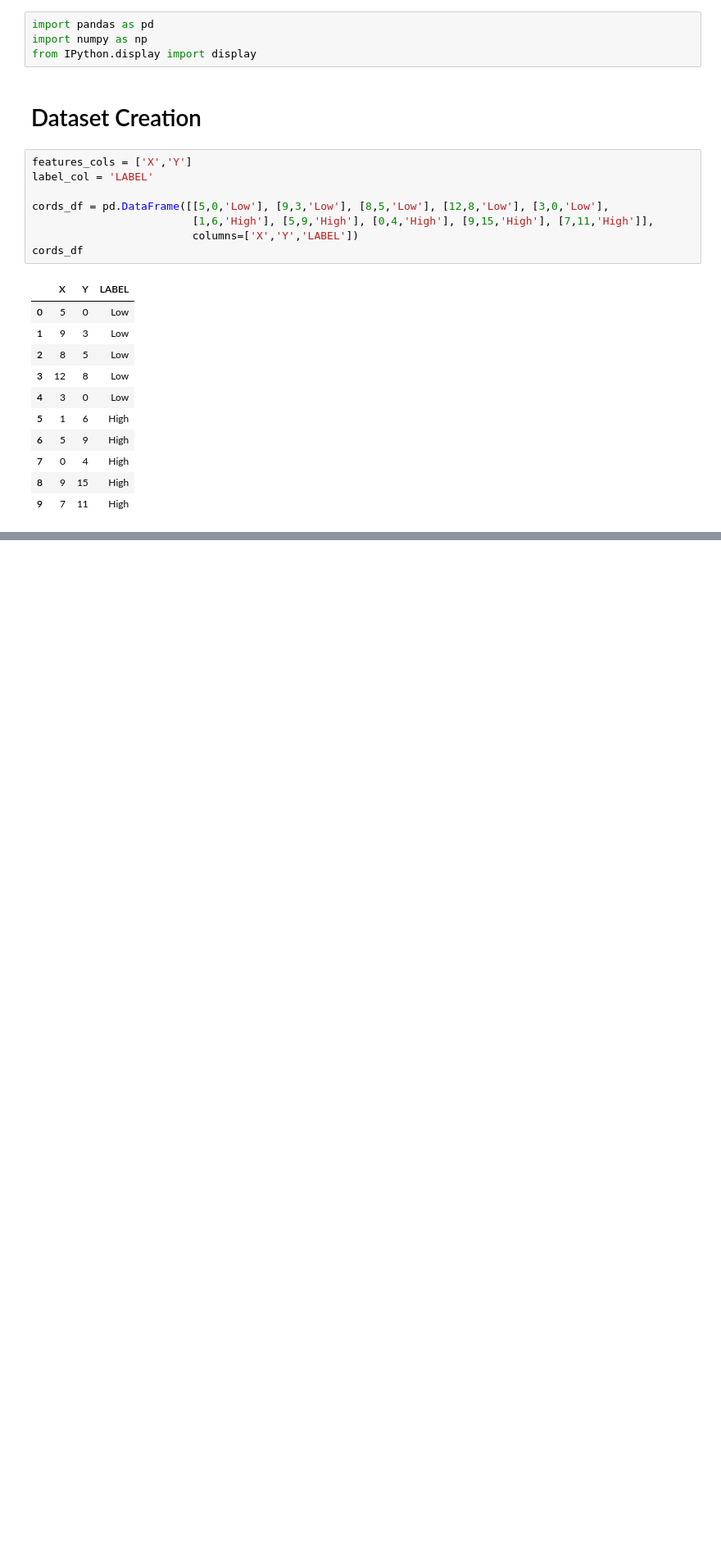
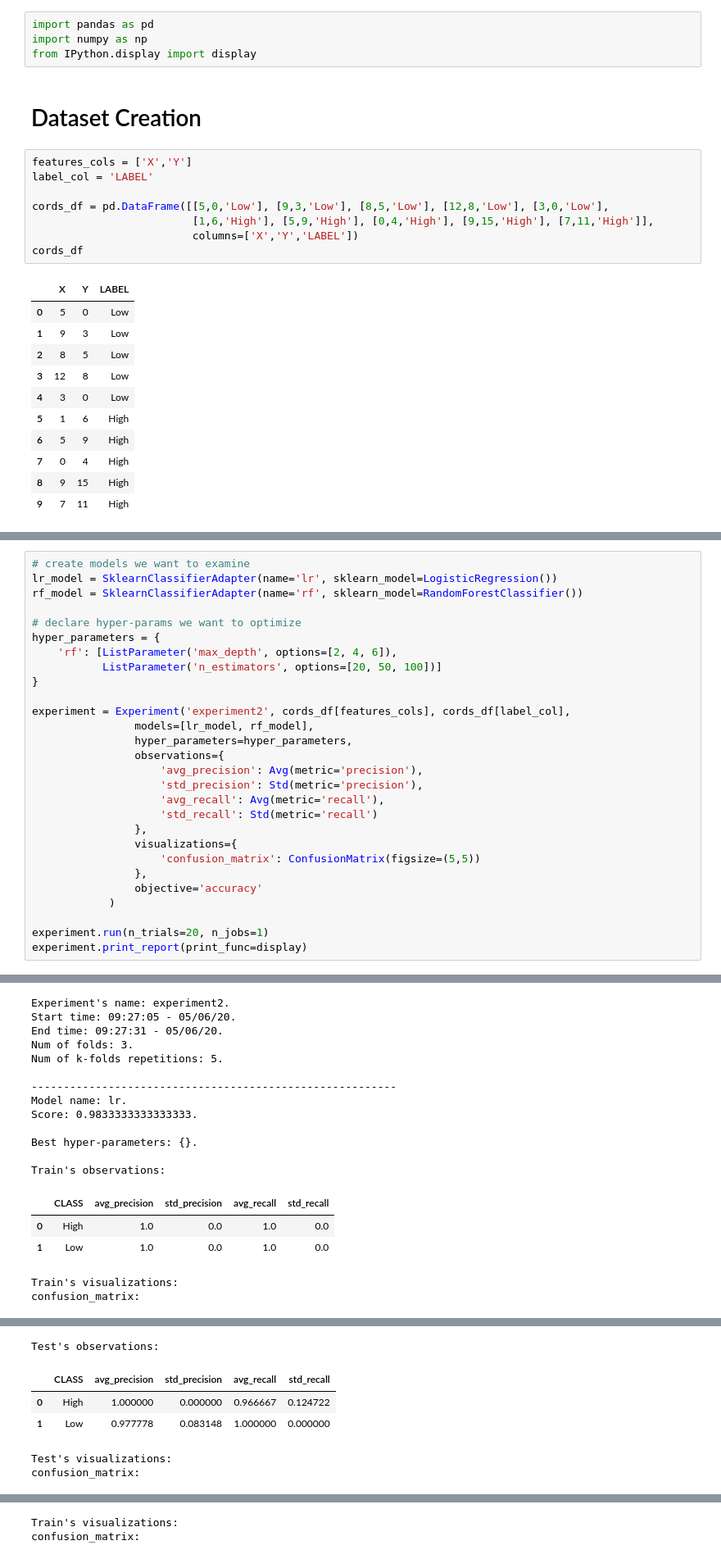
Before and after one commit to barak1412/automl_infrastructure, a Jupyter notebook: examples/hyper_params_optimization_example.ipynb, the cells around one changed output, grey strips where cells are left out. Shown: that part at 82% size. Drawn from its saved outputs; the diff is of its cells as text; blank space fills up the shorter version.

```diff
--- a/examples/hyper_params_optimization_example.ipynb
+++ b/examples/hyper_params_optimization_example.ipynb
@@ -30,0 +107,29 @@ cords_df
+# %%
+# create models we want to examine
+lr_model = SklearnClassifierAdapter(name='lr', sklearn_model=LogisticRegression())
+rf_model = SklearnClassifierAdapter(name='rf', sklearn_model=RandomForestClassifier())
+
+# declare hyper-params we want to optimize
+hyper_parameters = {
+    'rf': [ListParameter('max_depth', options=[2, 4, 6]),
+           ListParameter('n_estimators', options=[20, 50, 100])]
+}
+
+experiment = Experiment('experiment2', cords_df[features_cols], cords_df[label_col],
+                models=[lr_model, rf_model],
+                hyper_parameters=hyper_parameters,
+                observations={
+                    'avg_precision': Avg(metric='precision'),
+                    'std_precision': Std(metric='precision'),
+                    'avg_recall': Avg(metric='recall'),
+                    'std_recall': Std(metric='recall')
+                },
+                visualizations={
+                    'confusion_matrix': ConfusionMatrix(figsize=(5,5))
+                },
+                objective='accuracy'
+            )
+
+experiment.run(n_trials=20, n_jobs=1)
+experiment.print_report(print_func=display)
+# %% [output]
@@ -30,0 +156,18 @@ cords_df
+Experiment's name: experiment2.
+Start time: 09:27:05 - 05/06/20.
+End time: 09:27:31 - 05/06/20.
+Num of folds: 3.
+Num of k-folds repetitions: 5.
+
+---------------------------------------------------------
+Model name: lr.
+Score: 0.9833333333333333.
+
+Best hyper-parameters: {}.
+
+Train's observations:
+|  | CLASS | avg_precision | std_precision | avg_recall | std_recall |
+| 0 | High | 1.0 | 0.0 | 1.0 | 0.0 |
+| 1 | Low | 1.0 | 0.0 | 1.0 | 0.0 |
+Train's visualizations:
+confusion_matrix:
@@ -30,0 +175,6 @@ cords_df
+Test's observations:
+|  | CLASS | avg_precision | std_precision | avg_recall | std_recall |
+| 0 | High | 1.000000 | 0.000000 | 0.966667 | 0.124722 |
+| 1 | Low | 0.977778 | 0.083148 | 1.000000 | 0.000000 |
+Test's visualizations:
+confusion_matrix:
@@ -30,0 +192,2 @@ cords_df
+Train's visualizations:
+confusion_matrix:
```
Also changed, not shown: parts of 8 cells of this notebook.
